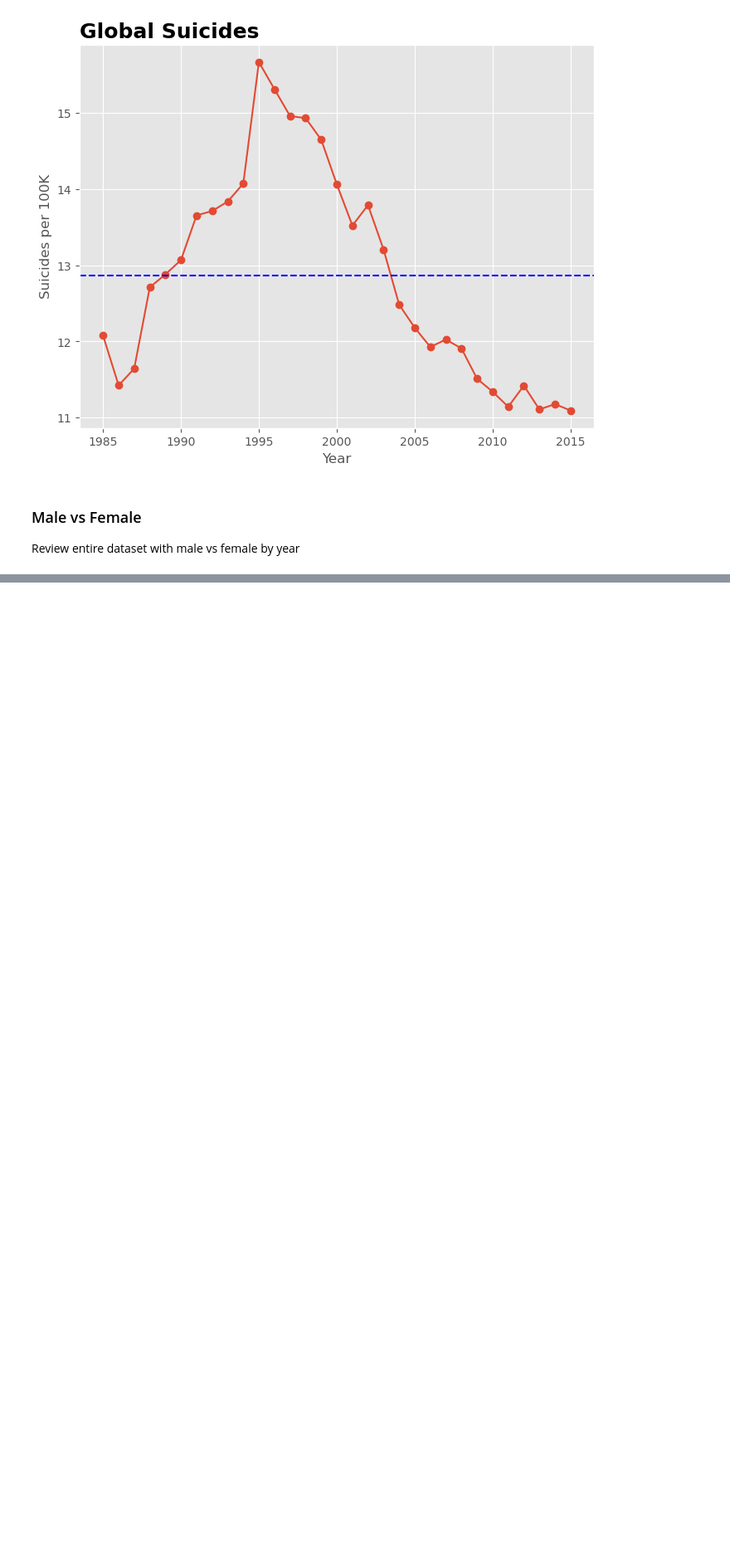
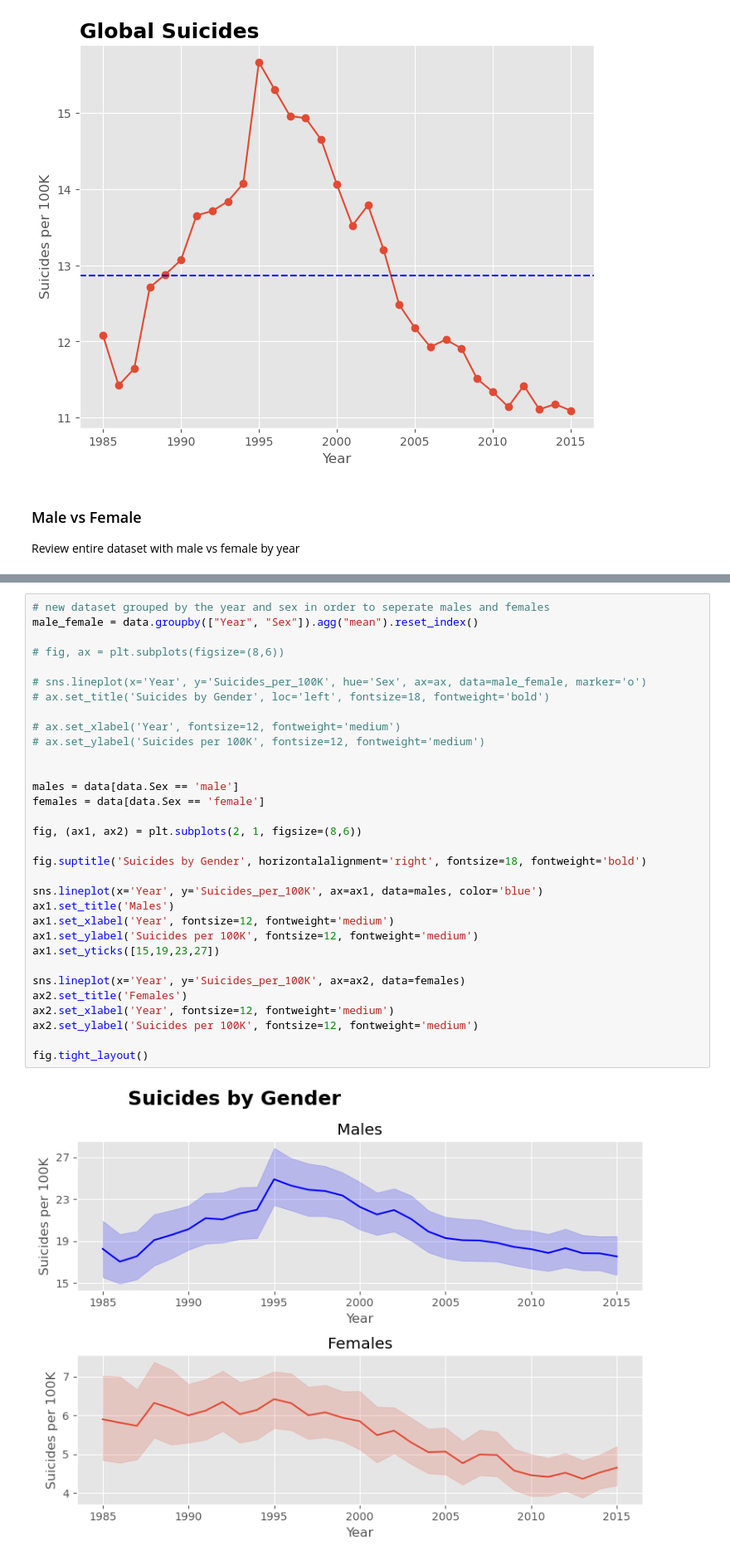
Before and after one commit to JaimeVRodriguez/suicide_rates_eda, a Jupyter notebook: notebooks/suicide_rate_eda.ipynb, the cells around one changed output, grey strips where cells are left out. Shown at 83% size. Drawn from its saved outputs; the diff is of its cells as text; blank space fills up the shorter version.

Commit message:
recreate new male female plote

```diff
--- a/notebooks/suicide_rate_eda.ipynb
+++ b/notebooks/suicide_rate_eda.ipynb
@@ -128,0 +114,34 @@ ax.set_ylabel('Suicides per 100K', fontsize=12, fontweight='medium')
+# %%
+# new dataset grouped by the year and sex in order to seperate males and females
+male_female = data.groupby(["Year", "Sex"]).agg("mean").reset_index()
+
+# fig, ax = plt.subplots(figsize=(8,6))
+
+# sns.lineplot(x='Year', y='Suicides_per_100K', hue='Sex', ax=ax, data=male_female, marker='o')
+# ax.set_title('Suicides by Gender', loc='left', fontsize=18, fontweight='bold')
+
+# ax.set_xlabel('Year', fontsize=12, fontweight='medium')
+# ax.set_ylabel('Suicides per 100K', fontsize=12, fontweight='medium')
+
+
+males = data[data.Sex == 'male']
+females = data[data.Sex == 'female']
+
+fig, (ax1, ax2) = plt.subplots(2, 1, figsize=(8,6))
+
+fig.suptitle('Suicides by Gender', horizontalalignment='right', fontsize=18, fontweight='bold')
+
+sns.lineplot(x='Year', y='Suicides_per_100K', ax=ax1, data=males, color='blue')
+ax1.set_title('Males')
+ax1.set_xlabel('Year', fontsize=12, fontweight='medium')
+ax1.set_ylabel('Suicides per 100K', fontsize=12, fontweight='medium')
+ax1.set_yticks([15,19,23,27])
+
+sns.lineplot(x='Year', y='Suicides_per_100K', ax=ax2, data=females)
+ax2.set_title('Females')
+ax2.set_xlabel('Year', fontsize=12, fontweight='medium')
+ax2.set_ylabel('Suicides per 100K', fontsize=12, fontweight='medium')
+
+fig.tight_layout()
+# %% [output]
+[figure, added]
```
Also changed, not shown: parts of 1 cell of this notebook, 2 other files.
